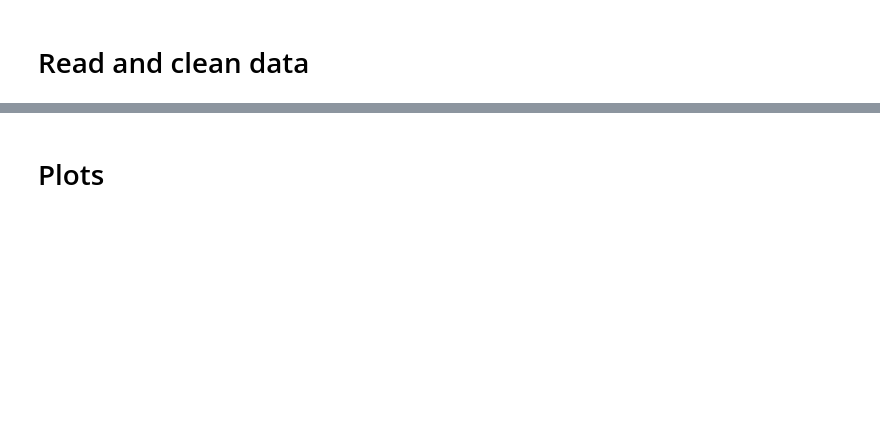
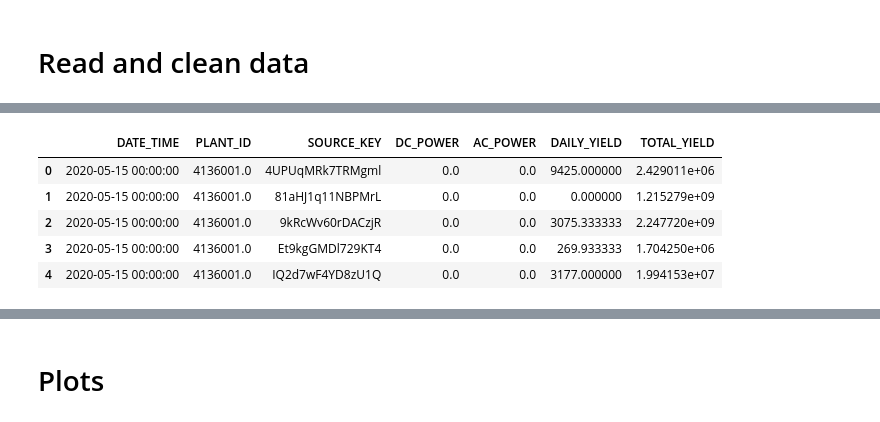
Before and after one commit to Matmozaur/IET_Lab_Python, a Jupyter notebook: lab9_pandas/Lab9.ipynb, the cells around one changed output, grey strips where cells are left out. Saved outputs shown, nothing was run; the diff lists cells and outputs as text; code cells hidden in the pictures; blank space fills up the shorter version.

```diff
--- a/lab9_pandas/Lab9.ipynb
+++ b/lab9_pandas/Lab9.ipynb
@@ -14,3 +21,12 @@ df_plant2 = pd.read_csv('Plant_2_Generation_Data.csv', index_col=[1,2,0], parse_
+# %%
+df_plant2.head()
+# %% [output]
+|  | DATE_TIME | PLANT_ID | SOURCE_KEY | DC_POWER | AC_POWER | DAILY_YIELD | TOTAL_YIELD |
+| 0 | 2020-05-15 00:00:00 | 4136001.0 | 4UPUqMRk7TRMgml | 0.0 | 0.0 | 9425.000000 | 2.429011e+06 |
+| 1 | 2020-05-15 00:00:00 | 4136001.0 | 81aHJ1q11NBPMrL | 0.0 | 0.0 | 0.000000 | 1.215279e+09 |
+| 2 | 2020-05-15 00:00:00 | 4136001.0 | 9kRcWv60rDACzjR | 0.0 | 0.0 | 3075.333333 | 2.247720e+09 |
+| 3 | 2020-05-15 00:00:00 | 4136001.0 | Et9kgGMDl729KT4 | 0.0 | 0.0 | 269.933333 | 1.704250e+06 |
+| 4 | 2020-05-15 00:00:00 | 4136001.0 | IQ2d7wF4YD8zU1Q | 0.0 | 0.0 | 3177.000000 | 1.994153e+07 |
 # %%
 df = pd.concat([df_plant1, df_plant2])
 # %%
```
Also changed, not shown: parts of 18 cells of this notebook.
